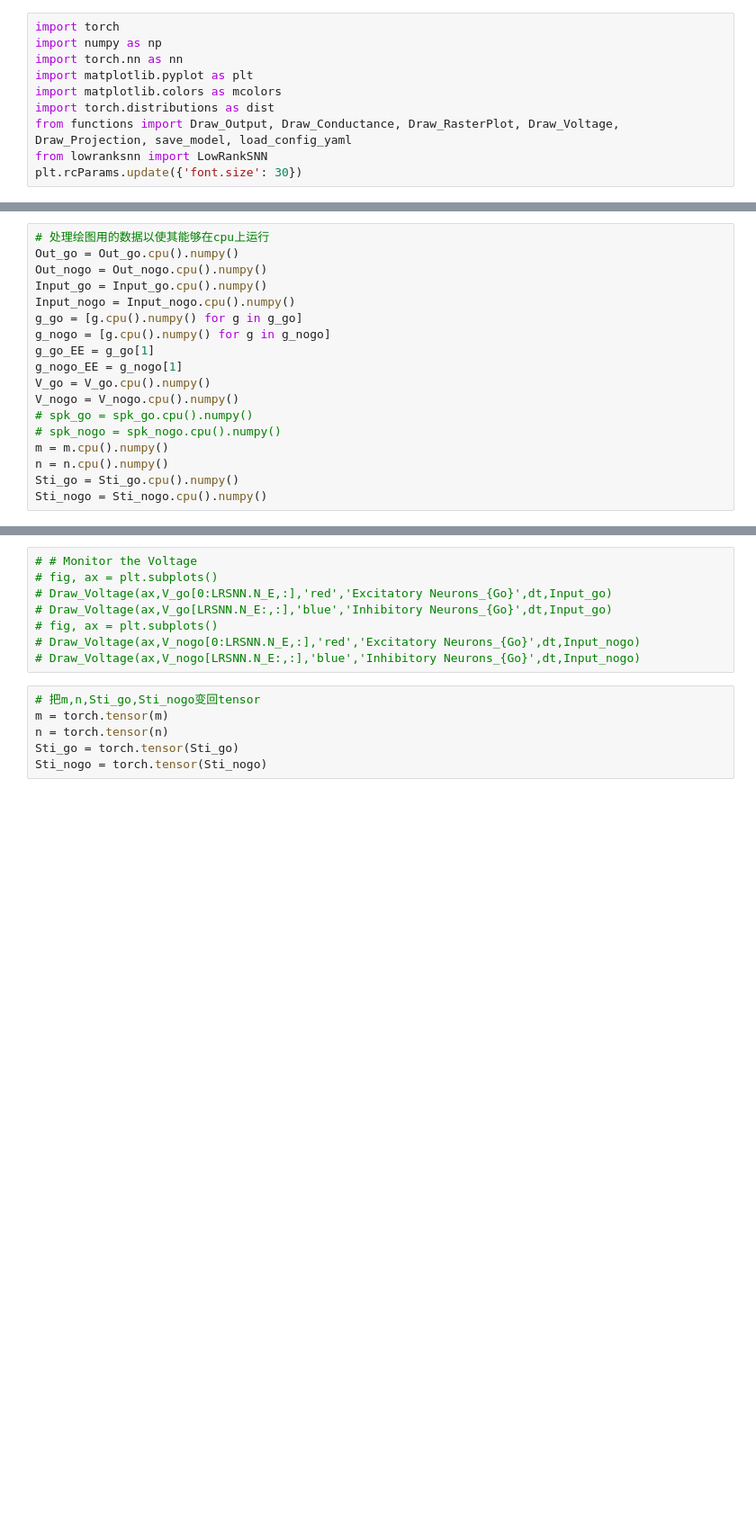
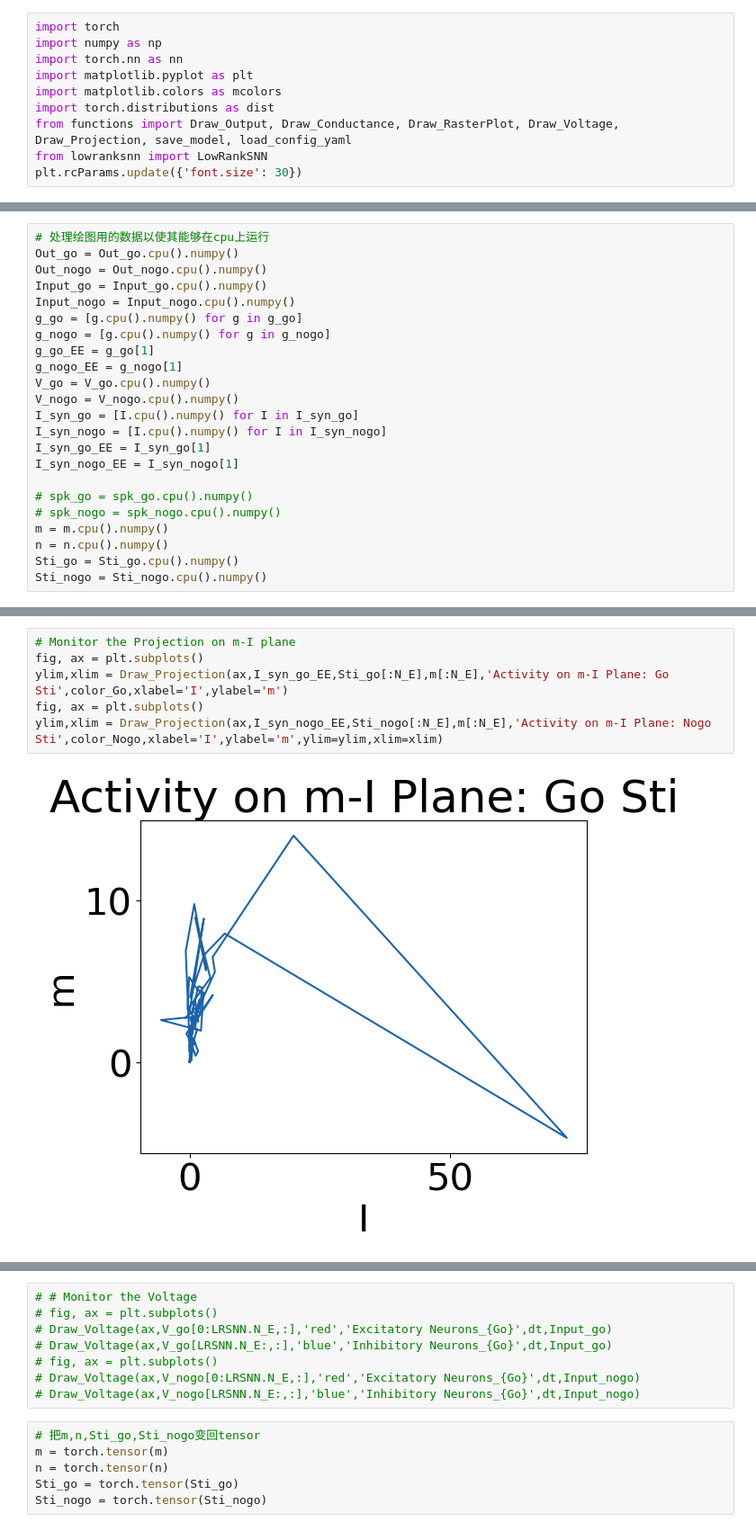
Before and after one commit to LiBinUtokyo/LowRank_ModifiedTheta_SNN, a Jupyter notebook: PYTHON/main_pytorch_lowrank_exc.ipynb, the cells around one changed output, grey strips where cells are left out. Shown at 90% size. Cells and saved outputs as stored; diff of their text form; blank space fills up the shorter version.

```diff
--- a/PYTHON/main_pytorch_lowrank_exc.ipynb
+++ b/PYTHON/main_pytorch_lowrank_exc.ipynb
@@ -296,6 +321,11 @@ g_go_EE = g_go[1]
 g_nogo_EE = g_nogo[1]
 V_go = V_go.cpu().numpy()
 V_nogo = V_nogo.cpu().numpy()
+I_syn_go = [I.cpu().numpy() for I in I_syn_go]
+I_syn_nogo = [I.cpu().numpy() for I in I_syn_nogo]
+I_syn_go_EE = I_syn_go[1]
+I_syn_nogo_EE = I_syn_nogo[1]
+
 # spk_go = spk_go.cpu().numpy()
 # spk_nogo = spk_nogo.cpu().numpy()
 m = m.cpu().numpy()
@@ -339,0 +378,8 @@ Draw_Projection(ax,g_nogo_EE,Sti_nogo[:N_E],m[:N_E],'Activity on m-I Plane: Nogo
+# %%
+# Monitor the Projection on m-I plane
+fig, ax = plt.subplots()
+ylim,xlim = Draw_Projection(ax,I_syn_go_EE,Sti_go[:N_E],m[:N_E],'Activity on m-I Plane: Go Sti',color_Go,xlabel='I',ylabel='m')
+fig, ax = plt.subplots()
+ylim,xlim = Draw_Projection(ax,I_syn_nogo_EE,Sti_nogo[:N_E],m[:N_E],'Activity on m-I Plane: Nogo Sti',color_Nogo,xlabel='I',ylabel='m',ylim=ylim,xlim=xlim)
+# %% [output]
+[figure, added]
```
Also changed, not shown: parts of 15 cells of this notebook, 3 other files.
